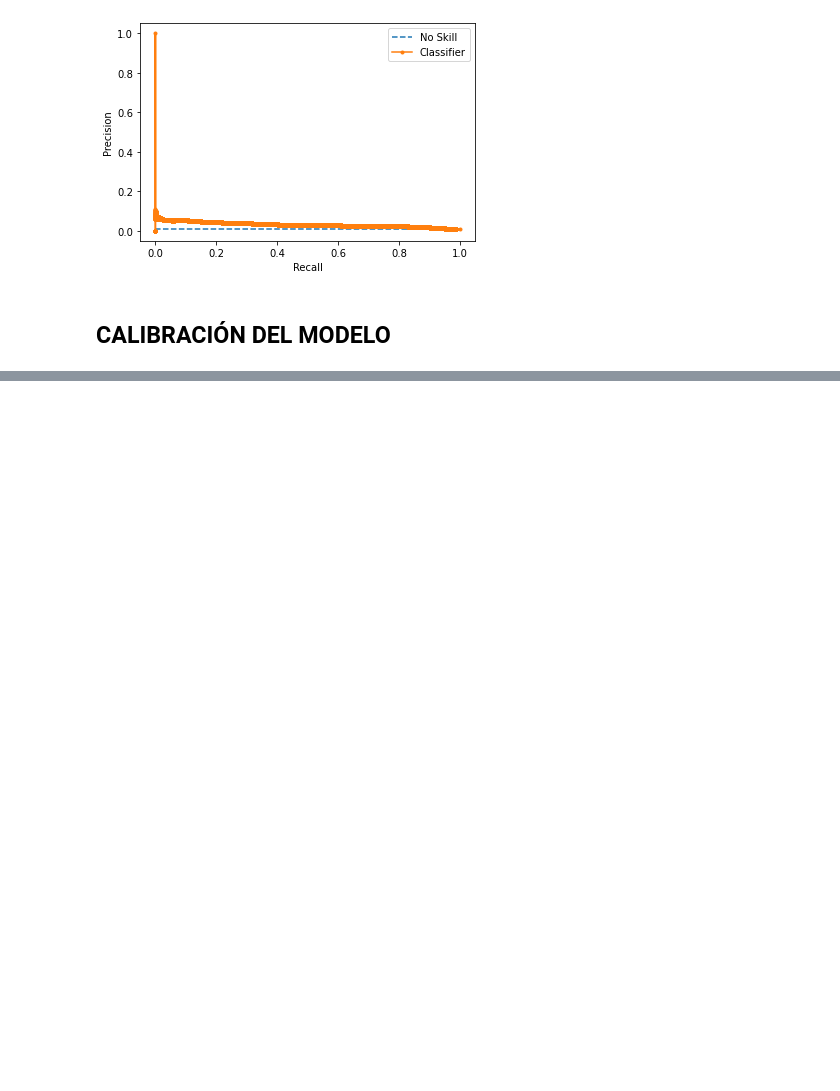
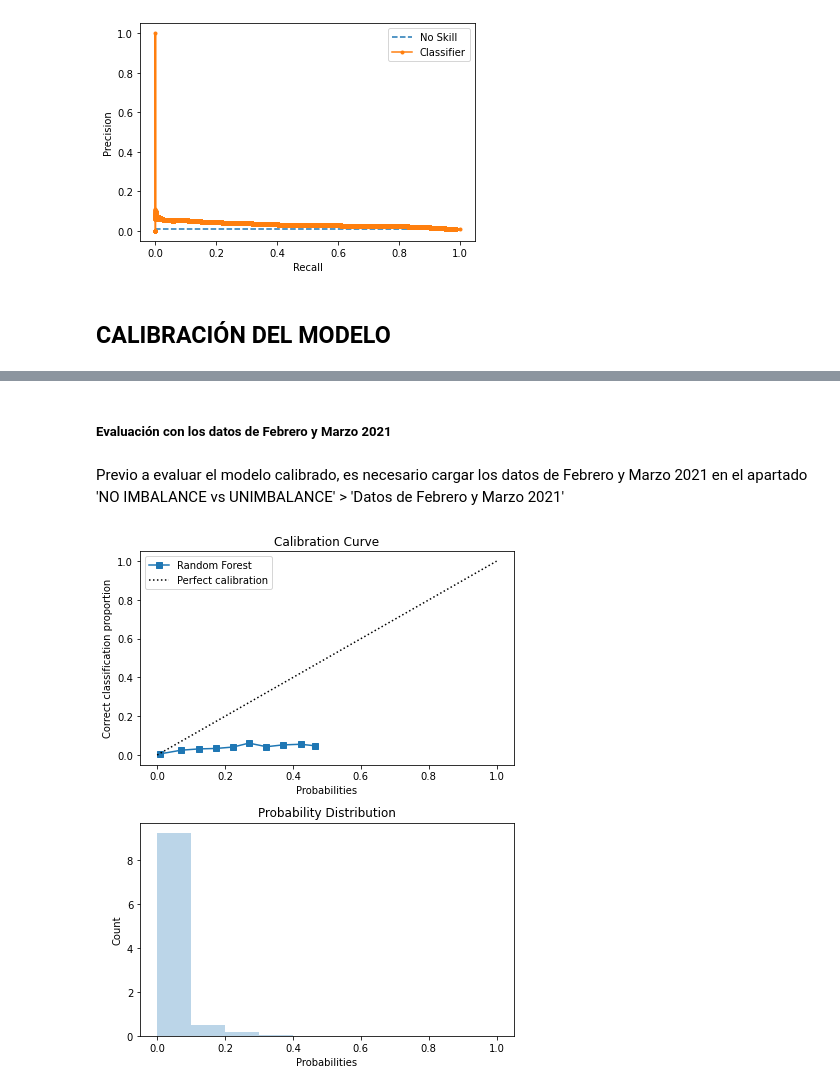
Before and after one commit to Laurajmoreno/ML_and_CRO, a Jupyter notebook: 11_RANDOM_FOREST_FINALMODEL_FRONTEND.ipynb, the cells around one changed output, grey strips where cells are left out. Drawn from its saved outputs; the diff is of its cells as text; code cells hidden in the pictures; blank space fills up the shorter version.

```diff
--- a/11_RANDOM_FOREST_FINALMODEL_FRONTEND.ipynb
+++ b/11_RANDOM_FOREST_FINALMODEL_FRONTEND.ipynb
@@ -2454,0 +2580,5 @@ f1=0.055 auc=0.033
+# %%
+%%time
+
+X_train_transf = pipeline.fit_transform(X_train,y_train)
+X_test_transf = pipeline.transform(X_test)
@@ -2454,0 +2723,7 @@ f1=0.055 auc=0.033
+# %%
+%%time
+
+from sklearn.calibration import CalibratedClassifierCV
+
+model_calibrated = CalibratedClassifierCV(model_uncalibrated, cv='prefit', method='sigmoid')
+model_calibrated.fit(X_test_final, y_test)
@@ -2454,0 +2737,30 @@ f1=0.055 auc=0.033
+# %% [markdown]
+##### Evaluación con los datos de Febrero y Marzo 2021
+# %% [markdown]
+Previo a evaluar el modelo calibrado, es necesario cargar los datos de Febrero y Marzo 2021 en el apartado 'NO IMBALANCE vs UNIMBALANCE' > 'Datos de Febrero y Marzo 2021'
+# %%
+from sklearn.calibration import calibration_curve
+
+predictions = model_calibrated.predict(X_transf_featsel)
+probabilities = model_calibrated.predict_proba(X_transf_featsel)
+
+prob_true, prob_pred = calibration_curve(y, probabilities[:, 1], n_bins=20)
+
+fig, ax = plt.subplots(nrows=2,ncols=1, figsize=(6,2*3.84))
+
+ax[0].plot(prob_pred,prob_true, 's-', label='Random Forest')
+ax[0].plot([0,1],[0,1], 'k:', label='Perfect calibration')
+ax[0].set_ylabel('Correct classification proportion')
+ax[0].set_xlabel('Probabilities')
+ax[0].set_title('Calibration Curve')
+ax[0].legend()
+
+ax[1].hist(probabilities[:, 1],range=(0,1), bins=10, density=True, lw=2, alpha=0.3)
+ax[1].set_ylabel('Count')
+ax[1].set_xlabel('Probabilities')
+ax[1].set_title('Probability Distribution')
+
+plt.tight_layout()
+plt.show();
+# %% [output]
+[figure, added]
```
Also changed, not shown: parts of 85 cells of this notebook, 3 other files.
